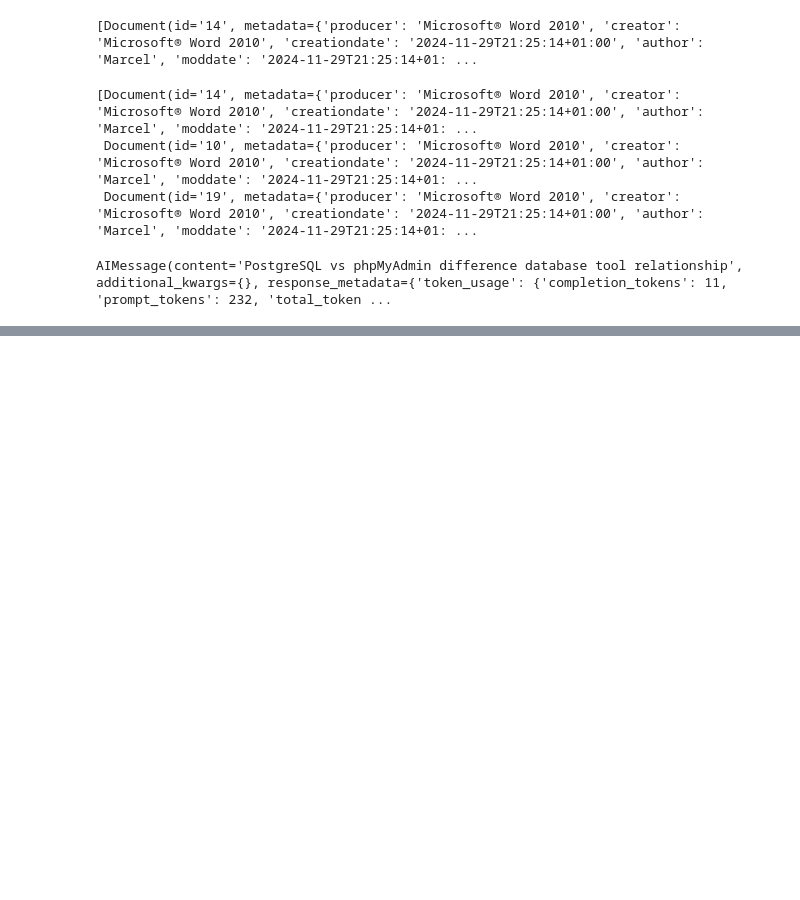
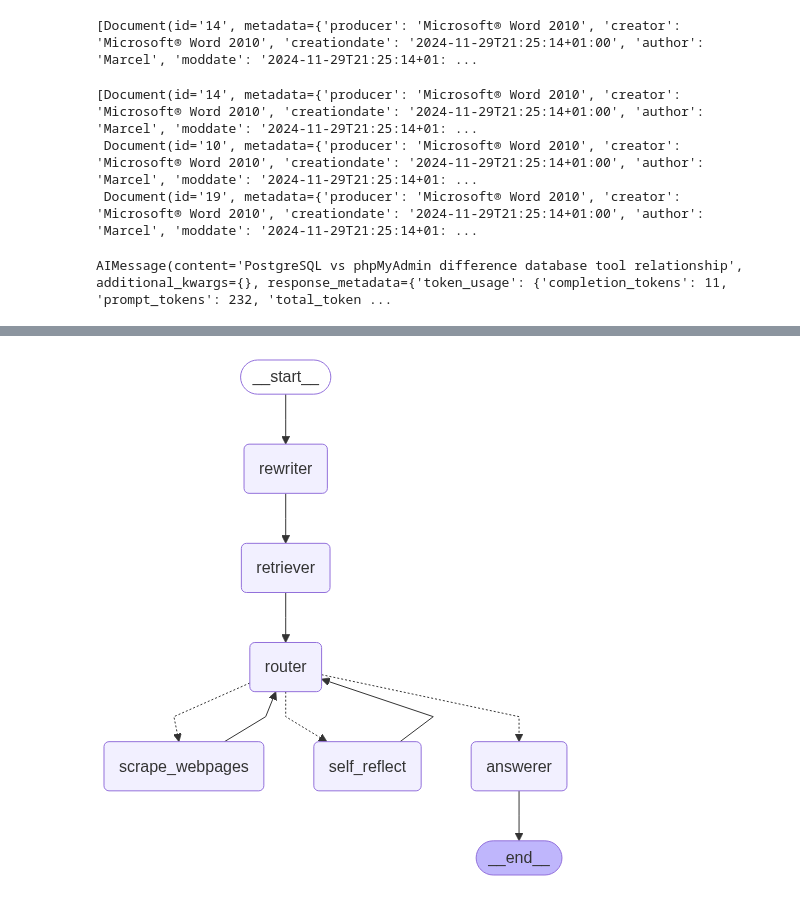
Before and after one commit to LozinskiMatthew/med-assistant-project, a Jupyter notebook: rag/notebooks/RAG_testing.ipynb, the cells around one changed output, grey strips where cells are left out. Saved outputs shown, nothing was run; the diff lists cells and outputs as text; code cells hidden in the pictures; blank space fills up the shorter version.

```diff
--- a/rag/notebooks/RAG_testing.ipynb
+++ b/rag/notebooks/RAG_testing.ipynb
@@ -732,7 +819,10 @@ asyncio.run(run_example())
 # %%
 from IPython.display import Image, display
 
-display(Image(research_graph.get_graph().draw_mermaid_png()))
+# Assuming 'compiled_graph' is your compiled workflow
+display(Image(rag_graph.get_graph().draw_mermaid_png()))
+# %% [output]
+[figure, added]
 # %%
 from groq import Groq
 
```
Also changed, not shown: parts of 8 cells of this notebook.
